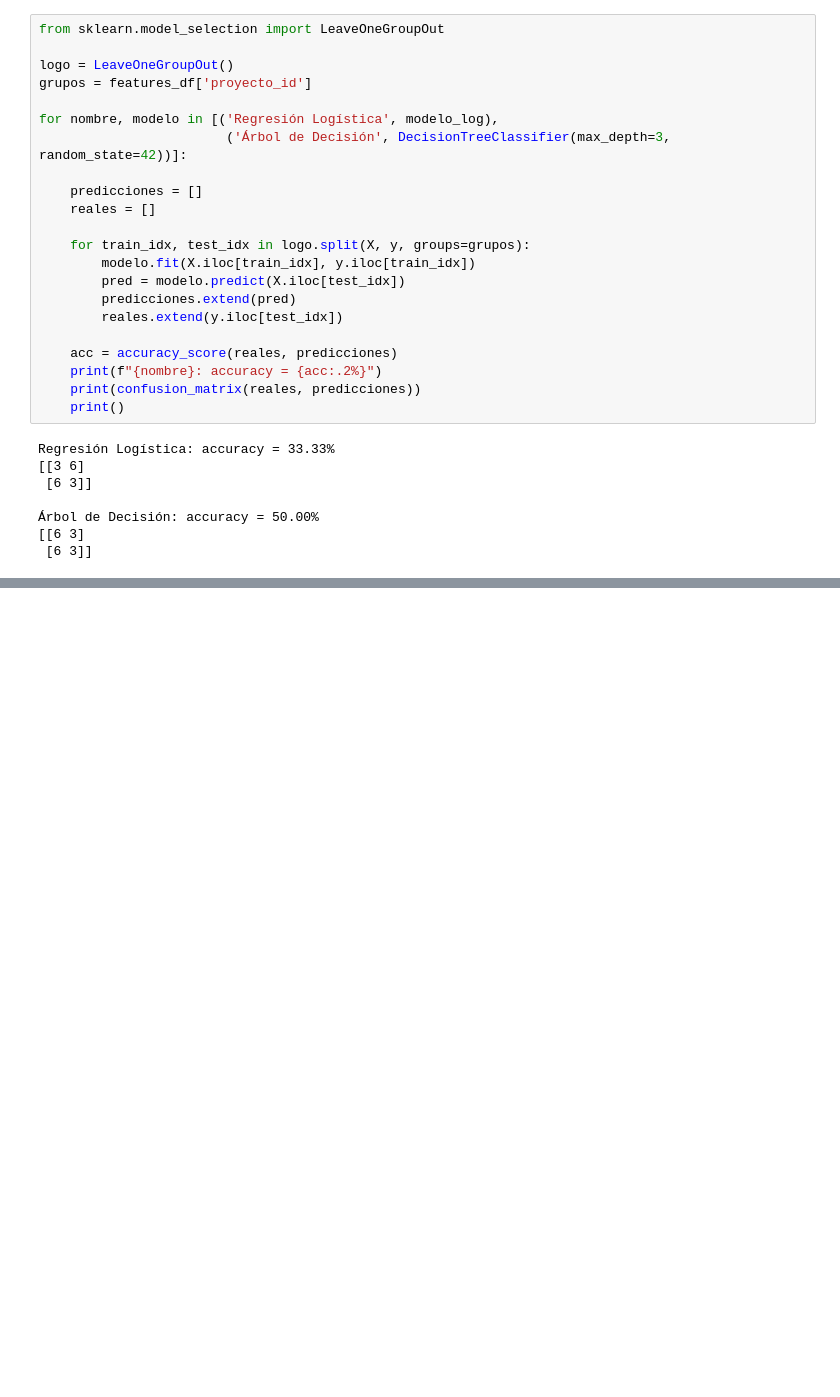
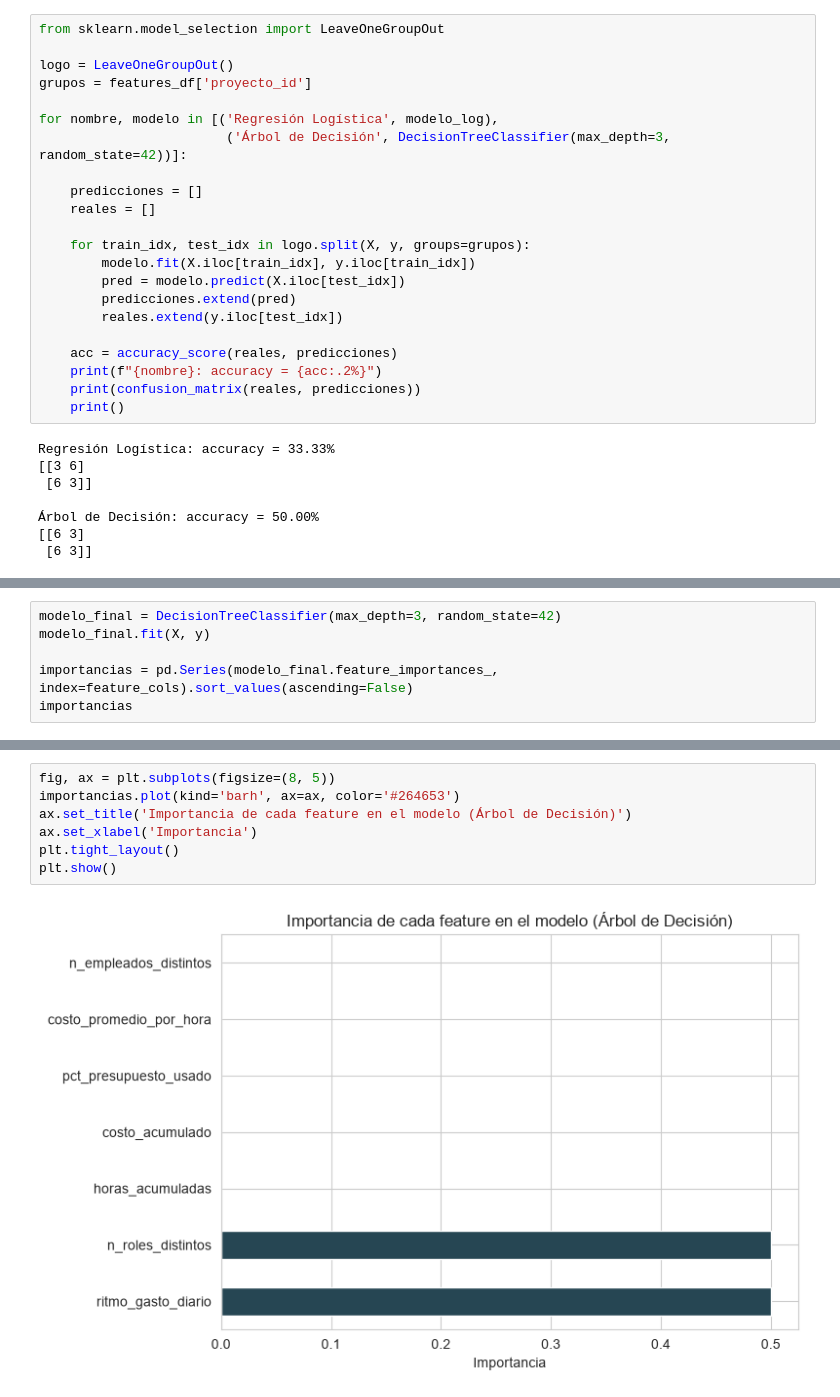
Before and after one commit to NotMyRiceVEVO/Prueba_Mawi, a Jupyter notebook: analisis-datos/EDA_y_Modelo.ipynb, the cells around one changed output, grey strips where cells are left out. Drawn from its saved outputs; the diff is of its cells as text; blank space fills up the shorter version.

Commit message:
Se agrega una gráfica de importancia de features y su hallazgo

```diff
--- a/analisis-datos/EDA_y_Modelo.ipynb
+++ b/analisis-datos/EDA_y_Modelo.ipynb
@@ -280,0 +281,6 @@ Regresión Logística: accuracy = 33.33%
+# %%
+modelo_final = DecisionTreeClassifier(max_depth=3, random_state=42)
+modelo_final.fit(X, y)
+
+importancias = pd.Series(modelo_final.feature_importances_, index=feature_cols).sort_values(ascending=False)
+importancias
@@ -280,0 +296,9 @@ Regresión Logística: accuracy = 33.33%
+# %%
+fig, ax = plt.subplots(figsize=(8, 5))
+importancias.plot(kind='barh', ax=ax, color='#264653')
+ax.set_title('Importancia de cada feature en el modelo (Árbol de Decisión)')
+ax.set_xlabel('Importancia')
+plt.tight_layout()
+plt.show()
+# %% [output]
+[figure, added]
```
Also changed, not shown: parts of 3 cells of this notebook.
